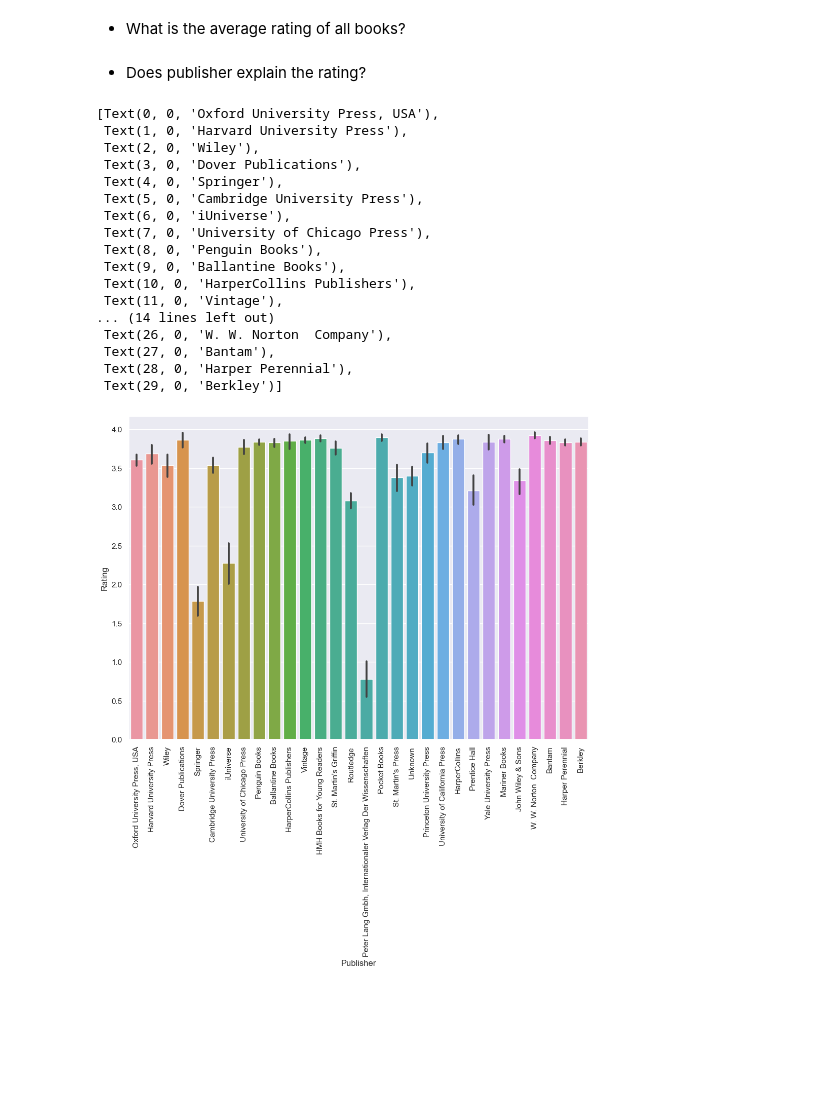
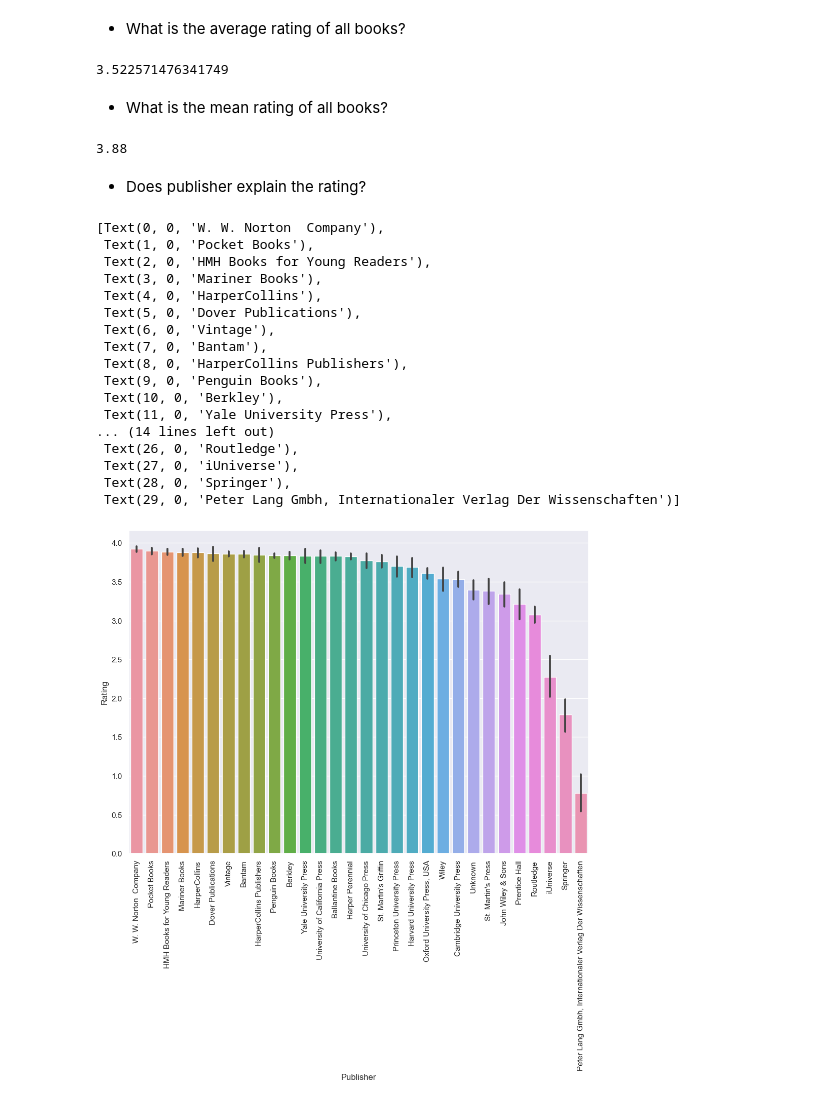
Before and after one commit to andyzilla/goodreads_popularity_prediction, a Jupyter notebook: notebooks/00-EDA.ipynb, the cells around one changed output. Saved outputs shown, nothing was run; the diff lists cells and outputs as text; code cells hidden in the pictures; blank space fills up the shorter version.

```diff
--- a/notebooks/00-EDA.ipynb
+++ b/notebooks/00-EDA.ipynb
@@ -277,33 +272,44 @@ df[['pagesNumber', 'Name']].sort_values(by=['pagesNumber'], ascending=False).hea
 | 12410 | 9998 | Absolute Beginner's Guide to C |
 # %% [markdown]
 - What is the average rating of all books?
+# %%
+df['Rating'].mean()
+# %% [output]
+3.522571476341749
+# %% [markdown]
+- What is the mean rating of all books?
+# %%
+df['Rating'].median()
+# %% [output]
+3.88
 # %% [markdown]
 - Does publisher explain the rating?
 # %%
 top_publishers = df.pivot_table(index=['Publisher'], aggfunc ='size').sort_values(ascending=False).head(30)
 books_from_top_publishers = df[df['Publisher'].isin(top_publishers.index)]
+publishers_in_desc_order = books_from_top_publishers.groupby('Publisher').Rating.mean().sort_values(ascending=False).index
 
-g = sns.barplot(data=books_from_top_publishers, x='Publisher', y='Rating')
+g = sns.barplot(data=books_from_top_publishers,
+                x='Publisher',
+                y='Rating',
+                order=publishers_in_desc_order)
 g.set_xticklabels(g.get_xticklabels(), rotation=90)
-
-#publisher slanted
-#order by publisher count
 # %% [output]
-[Text(0, 0, 'Oxford University Press, USA'),
- Text(1, 0, 'Harvard University Press'),
- Text(2, 0, 'Wiley'),
- Text(3, 0, 'Dover Publications'),
- Text(4, 0, 'Springer'),
- Text(5, 0, 'Cambridge University Press'),
- Text(6, 0, 'iUniverse'),
- Text(7, 0, 'University of Chicago Press'),
- Text(8, 0, 'Penguin Books'),
- Text(9, 0, 'Ballantine Books'),
- Text(10, 0, 'HarperCollins Publishers'),
- Text(11, 0, 'Vintage'),
+[Text(0, 0, 'W. W. Norton  Company'),
+ Text(1, 0, 'Pocket Books'),
+ Text(2, 0, 'HMH Books for Young Readers'),
+ Text(3, 0, 'Mariner Books'),
+ Text(4, 0, 'HarperCollins'),
+ Text(5, 0, 'Dover Publications'),
+ Text(6, 0, 'Vintage'),
+ Text(7, 0, 'Bantam'),
+ Text(8, 0, 'HarperCollins Publishers'),
+ Text(9, 0, 'Penguin Books'),
+ Text(10, 0, 'Berkley'),
+ Text(11, 0, 'Yale University Press'),
 ... (14 lines left out)
- Text(26, 0, 'W. W. Norton  Company'),
- Text(27, 0, 'Bantam'),
- Text(28, 0, 'Harper Perennial'),
- Text(29, 0, 'Berkley')]
+ Text(26, 0, 'Routledge'),
+ Text(27, 0, 'iUniverse'),
+ Text(28, 0, 'Springer'),
+ Text(29, 0, 'Peter Lang Gmbh, Internationaler Verlag Der Wissenschaften')]
-[figure, old version]
+[figure, new version]
```
Also changed, not shown: parts of 7 cells of this notebook, 1 other file.
